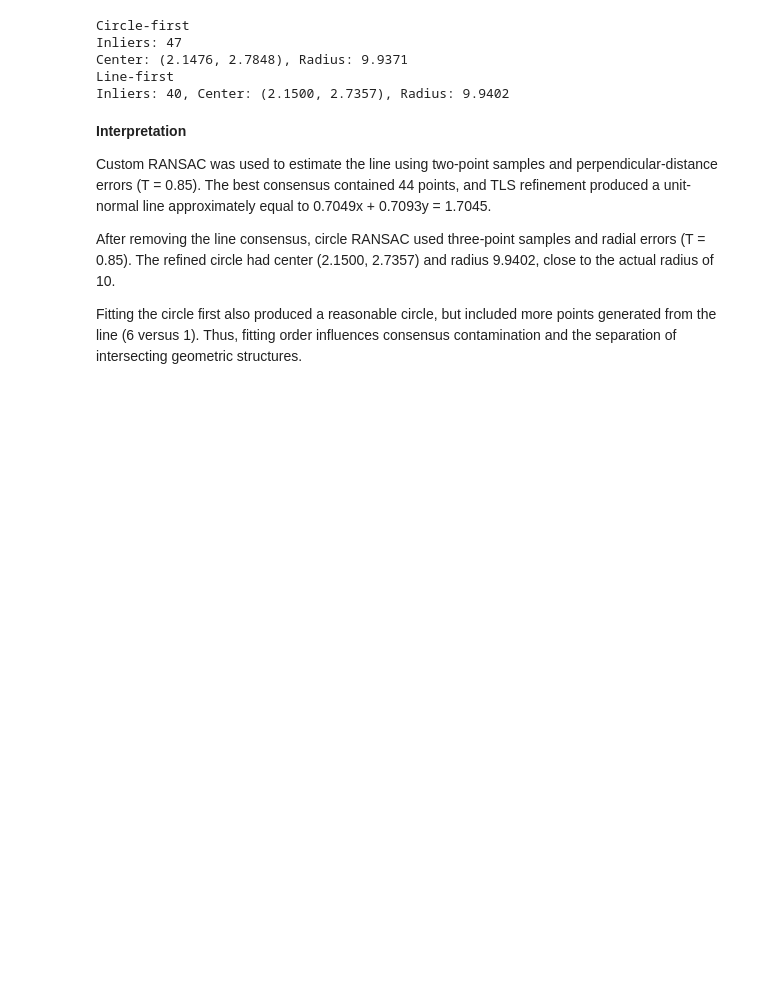
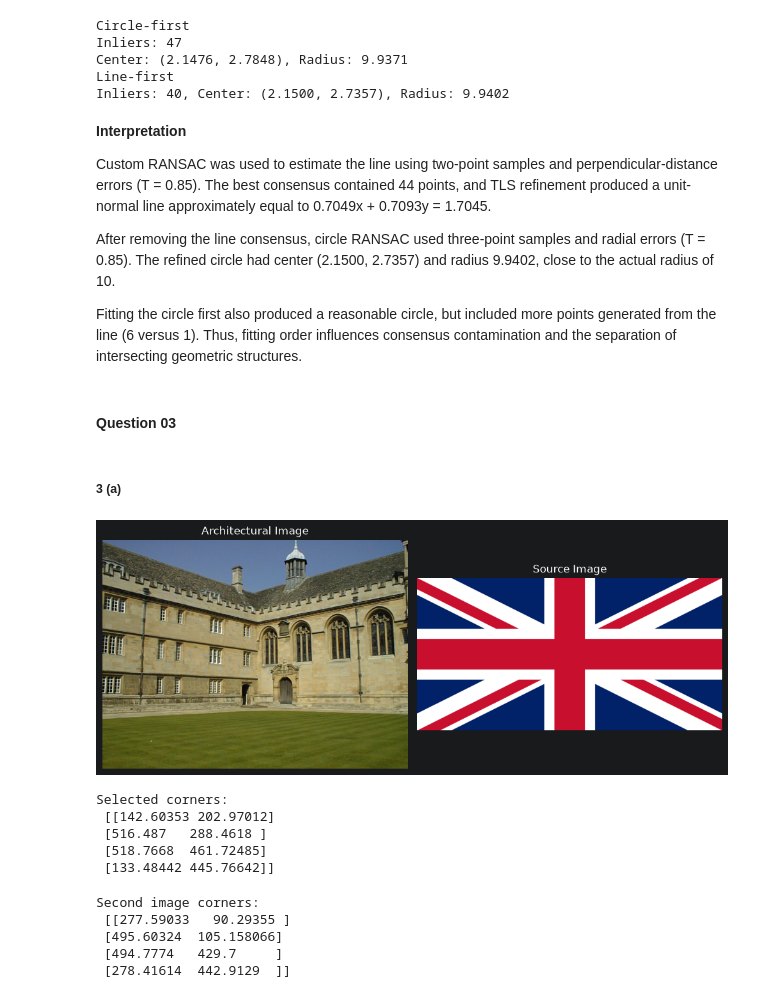
Before and after one commit to KaveeDiv23/Computer-Vision-Assignment-02, a Jupyter notebook: 230395T_a02.ipynb, the cells around one changed output. Cells and saved outputs as stored; diff of their text form; code cells hidden in the pictures; blank space fills up the shorter version.

```diff
--- a/230395T_a02.ipynb
+++ b/230395T_a02.ipynb
@@ -269,3 +277,18 @@ Fitting the circle first also produced a reasonable circle,
 but included more points generated from the line (6 versus 1).
 Thus, fitting order influences consensus contamination and
 the separation of intersecting geometric structures.
+# %% [markdown]
+#### Question 03
+# %% [markdown]
+##### 3 (a)
+# %%
+arch1 = load_rgb("wadham.jpg")
+flag1 = load_rgb("flag.png")
+
+fig,ax = plt.subplots(1,2,figsize=(10,4))
+ax[0].imshow(arch1); ax[0].set_title("Architectural Image")
+ax[1].imshow(flag1); ax[1].set_title("Source Image")
+for a in ax: a.axis("off")
+plt.tight_layout(); plt.show()
+# %% [output]
+[figure, added]
@@ -271,0 +309,21 @@ the separation of intersecting geometric structures.
+# %%
+quad1 = select_corners(arch1)
+print("Selected corners:\n",quad1)
+# %% [output]
+Selected corners:
+ [[142.60353 202.97012]
+ [516.487   288.4618 ]
+ [518.7668  461.72485]
+ [133.48442 445.76642]]
+# %%
+arch2 = load_rgb("billboard.webp")
+flag2 = load_rgb("mountains.jpg")
+
+quad2 = select_corners(arch2)
+print("Second image corners:\n",quad2)
+# %% [output]
+Second image corners:
+ [[277.59033   90.29355 ]
+ [495.60324  105.158066]
+ [494.7774   429.7     ]
+ [278.41614  442.9129  ]]
```
Also changed, not shown: parts of 11 cells of this notebook.
